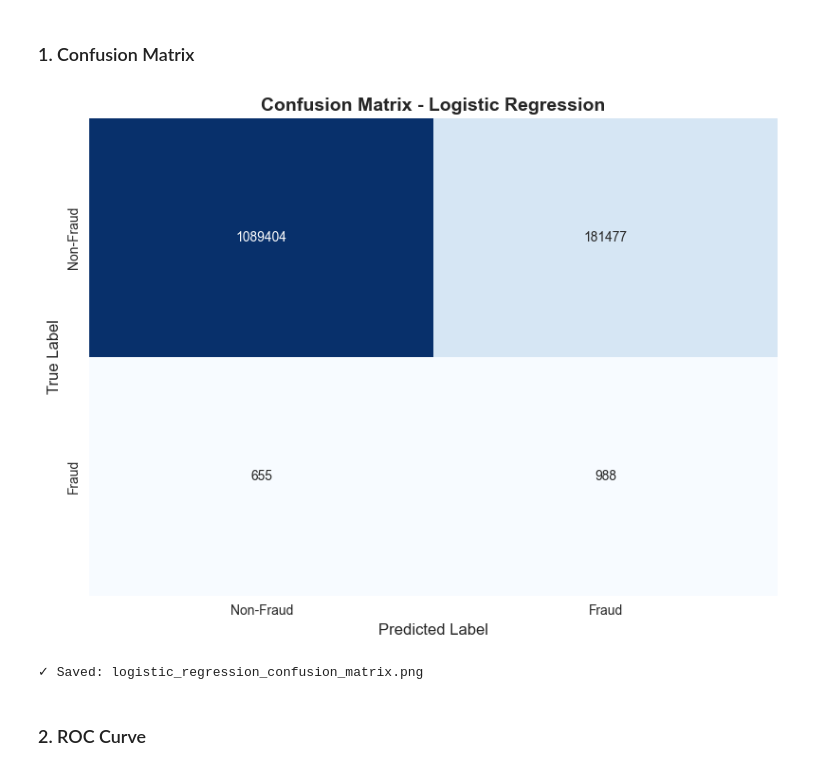
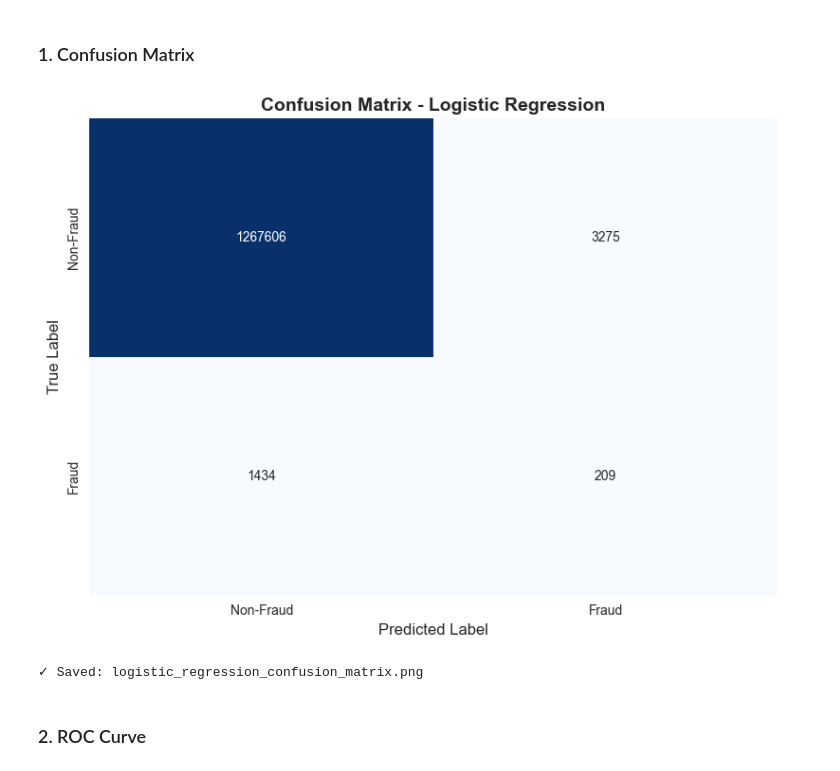
Before and after one commit to jl5045/DSA4263, a Jupyter notebook: notebooks/3_Logistic_Regression.ipynb, the cells around one changed output. Drawn from its saved outputs; the diff is of its cells as text; code cells hidden in the pictures.

```diff
--- a/notebooks/3_Logistic_Regression.ipynb
+++ b/notebooks/3_Logistic_Regression.ipynb
@@ -48,3 +48,24 @@ print(f"PR-AUC:   {pr_auc:.4f}")
 # %% [output]
 F1-score: 0.0107
 PR-AUC:   0.0185
+# %%
+import numpy as np
+from sklearn.metrics import f1_score, precision_recall_curve, average_precision_score
+
+# Precision–Recall curve gives thresholds aligned with predictions
+precision, recall, thresholds = precision_recall_curve(y_test, y_pred_prob)
+
+# Compute F1 for each threshold (thresholds has one fewer element)
+f1_scores = 2 * precision[:-1] * recall[:-1] / (precision[:-1] + recall[:-1] + 1e-12)
+
+best_idx = np.argmax(f1_scores)
+best_threshold = thresholds[best_idx]
+best_f1 = f1_scores[best_idx]
+
+best_precision = precision[best_idx]
+best_recall = recall[best_idx]
+
+print(f"Best threshold (F1): {best_threshold:.4f}")
+print(f"Precision at best F1 threshold: {best_precision:.4f}")
+print(f"Recall at best F1 threshold:    {best_recall:.4f}")
+print(f"F1 at best threshold:           {best_f1:.4f}")
@@ -51,3 +77,6 @@ PR-AUC:   0.0185
+# %%
+# Apply the optimal threshold to convert probabilities to 0/1 predictions
+y_pred_best = (y_pred_prob >= best_threshold).astype(int)
 # %% [markdown]
 ## Generate and Save Plots to plots/ Directory
 # %%
@@ -68,21 +97,21 @@ plt.rcParams['figure.figsize'] = (10, 6)
 ### 1. Confusion Matrix
 # %%
 # Confusion Matrix
-cm = confusion_matrix(y_test, y_pred)
+cm = confusion_matrix(y_test, y_pred_best)
 
 fig, ax = plt.subplots(figsize=(8, 6))
 sns.heatmap(cm, annot=True, fmt='d', cmap='Blues', cbar=False,
             xticklabels=['Non-Fraud', 'Fraud'],
             yticklabels=['Non-Fraud', 'Fraud'])
 ax.set_xlabel('Predicted Label', fontsize=12)
 ax.set_ylabel('True Label', fontsize=12)
 ax.set_title('Confusion Matrix - Logistic Regression', fontsize=14, fontweight='bold')
 plt.tight_layout()
 plt.savefig(os.path.join(plots_dir, 'logistic_regression_confusion_matrix.png'), dpi=300, bbox_inches='tight')
 plt.show()
 print("✓ Saved: logistic_regression_confusion_matrix.png")
 # %% [output]
-[figure, old version]
+[figure, new version]
 ✓ Saved: logistic_regression_confusion_matrix.png
 # %% [markdown]
 ### 2. ROC Curve
```
Also changed, not shown: parts of 2 cells of this notebook, 2 other files.
